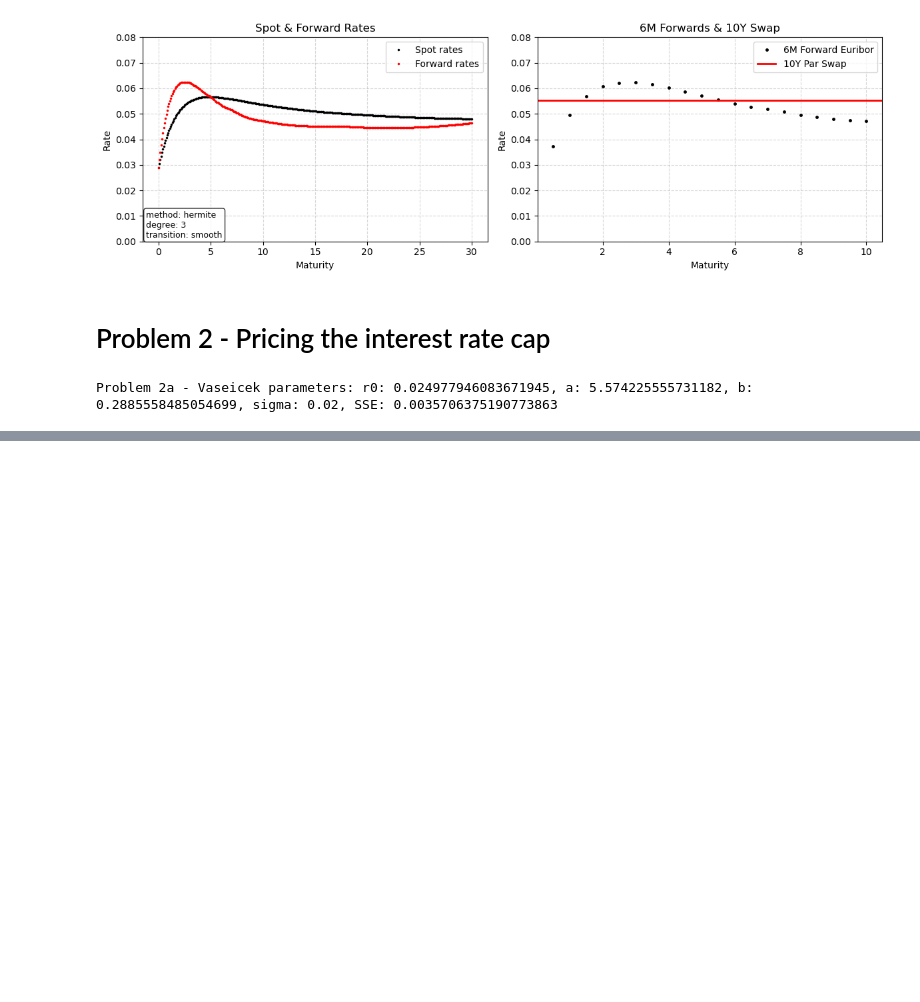
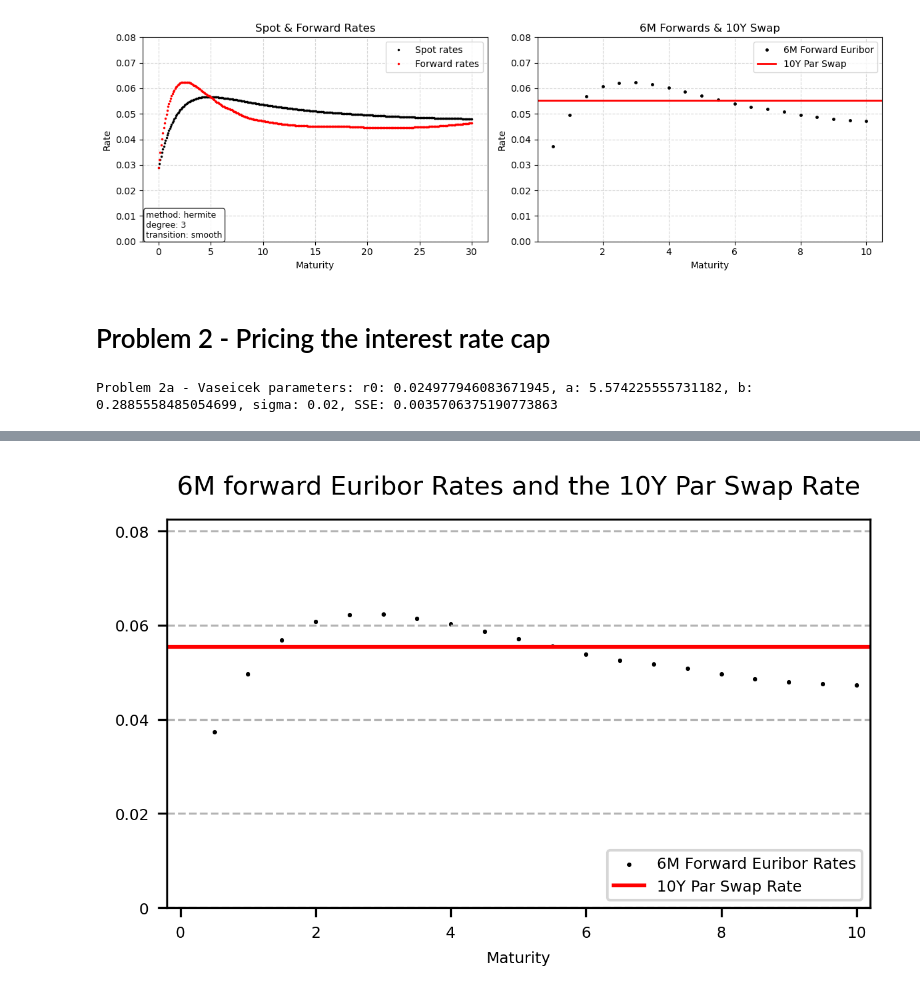
Before and after one commit to oliviarytter/FixedIncomeCO, a Jupyter notebook: Fixed_Income_Exam/04_Exams/Exam_E2024_Jan.ipynb, the cells around one changed output, grey strips where cells are left out. Drawn from its saved outputs; the diff is of its cells as text; code cells hidden in the pictures; blank space fills up the shorter version.

```diff
--- a/Fixed_Income_Exam/04_Exams/Exam_E2024_Jan.ipynb
+++ b/Fixed_Income_Exam/04_Exams/Exam_E2024_Jan.ipynb
@@ -163,0 +300,25 @@ print(f"Problem 2d - price_cap: {10000*price_cap}, premium_cap: {10000*premium_c
+# %%
+
+# Plot of 6M forward Euribor rates and the 10Y par swap rate
+fig = plt.figure(constrained_layout=False, dpi = 300, figsize = (5,3))
+fig.suptitle(f"6M forward Euribor Rates and the 10Y Par Swap Rate", fontsize = 10)
+gs = fig.add_gridspec(nrows=1,ncols=1,left=0.12,bottom=0.2,right=0.88,top=0.90,wspace=0,hspace=0)
+ax = fig.add_subplot(gs[0,0])
+xticks = np.array([0,2,4,6,8,10])
+ax.set_xticks(xticks)
+ax.set_xticklabels(xticks,fontsize = 6)
+ax.set_xlim([xticks[0]+-0.2,xticks[-1]+0.2])
+plt.xlabel(f"Maturity",fontsize = 6)
+ax.set_yticks([0,0.02,0.04,0.06,0.08])
+ax.set_yticklabels([0,0.02,0.04,0.06,0.08],fontsize = 6)
+ax.set_ylim([0,0.0825])
+plt.grid(axis = 'y', which='major', color=(0.7,0.7,0.7,0), linestyle='--')
+p1 = ax.scatter(T_10Y_swap, L_6M, s = 2, color = 'black', marker = ".",label="6M Forward Euribor Rates")
+p2 = ax.axhline(y=R_10Y_swap, linewidth = 1.5,color = 'red',label="10Y Par Swap Rate")
+plots = [p1,p2]
+labels = [item.get_label() for item in plots]
+ax.legend(plots,labels,loc="lower right",fontsize = 6)
+fig.savefig("/Users/PC/Documents/Dokumenter – Olivia's Macbook/9. Semester/Fixed Income/FixedIncomeCO/PLOTS/1a_zcb_term_structure.pdf")
+# plt.show()
+# %% [output]
+[figure, added]
```
Also changed, not shown: parts of 18 cells of this notebook, 3 other files.
